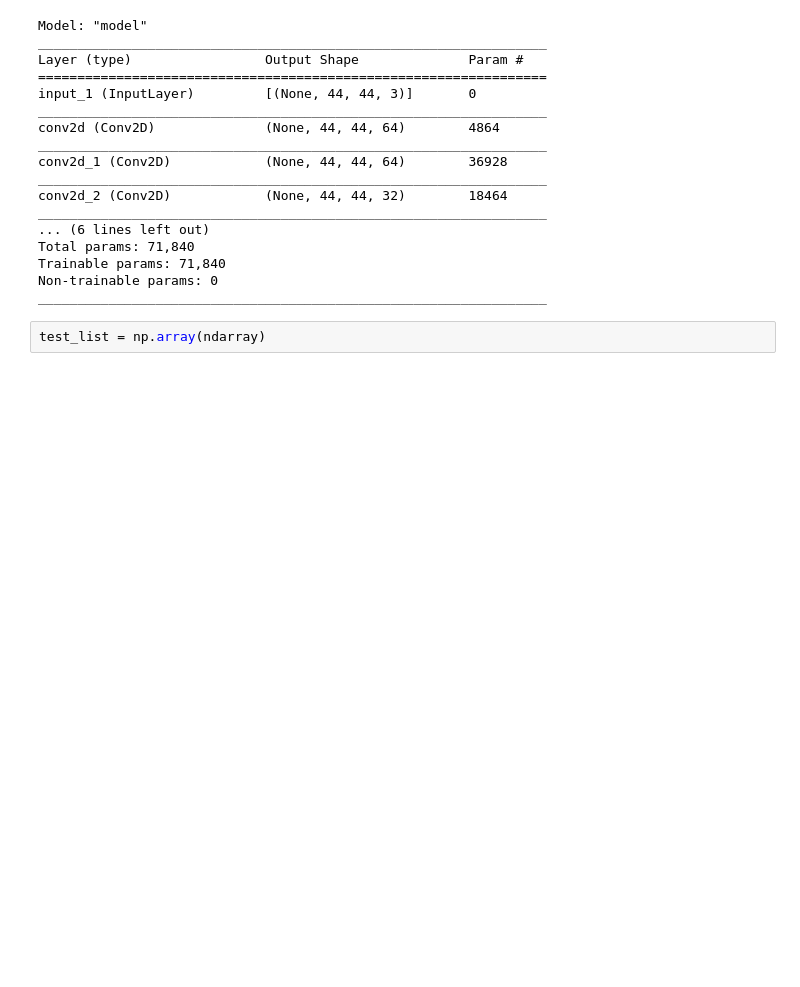
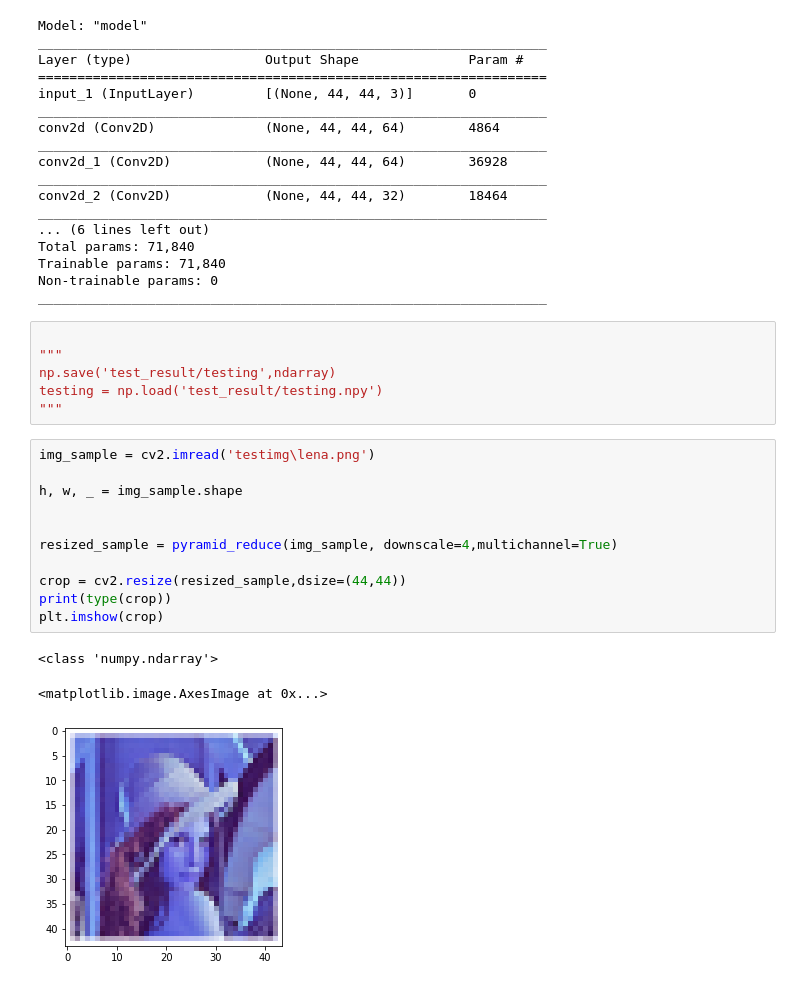
Before and after one commit to qkrtndh/super_resolution, a Jupyter notebook: excute.ipynb, the cells around one changed output. Drawn from its saved outputs; the diff is of its cells as text; blank space fills up the shorter version.

```diff
--- a/excute.ipynb
+++ b/excute.ipynb
@@ -37,5 +31,24 @@ Total params: 71,840
 Trainable params: 71,840
 Non-trainable params: 0
 _________________________________________________________________
-# %%
-test_list = np.array(ndarray)
+# %%
+
+"""
+np.save('test_result/testing',ndarray)
+testing = np.load('test_result/testing.npy')
+"""
+# %%
+img_sample = cv2.imread('testimg\lena.png')
+
+h, w, _ = img_sample.shape
+
+
+resized_sample = pyramid_reduce(img_sample, downscale=4,multichannel=True)
+
+crop = cv2.resize(resized_sample,dsize=(44,44))
+print(type(crop))
+plt.imshow(crop)
+# %% [output]
+<class 'numpy.ndarray'>
+<matplotlib.image.AxesImage at 0x...>
+[figure, added]
```
Also changed, not shown: parts of 3 cells of this notebook, 3 other files.
